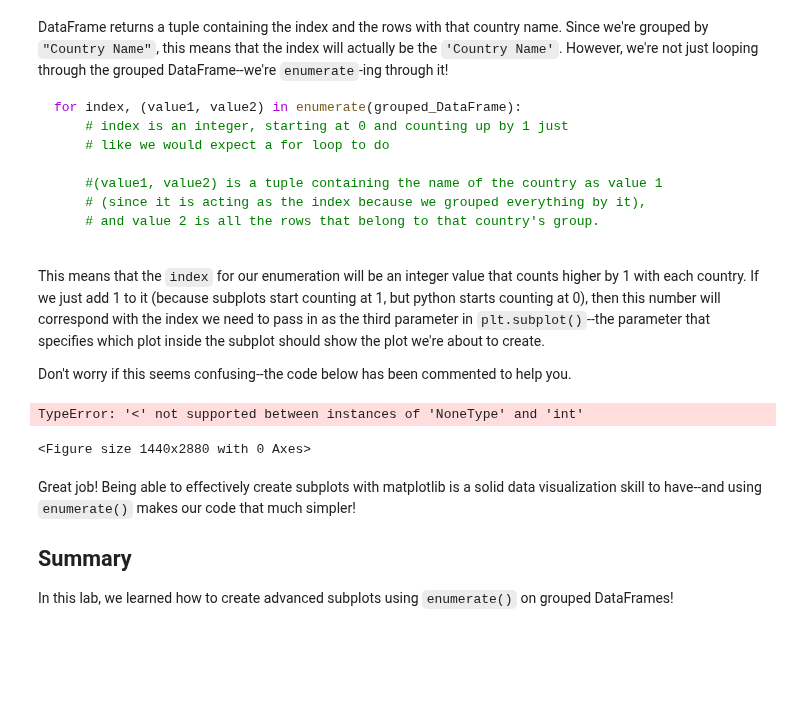
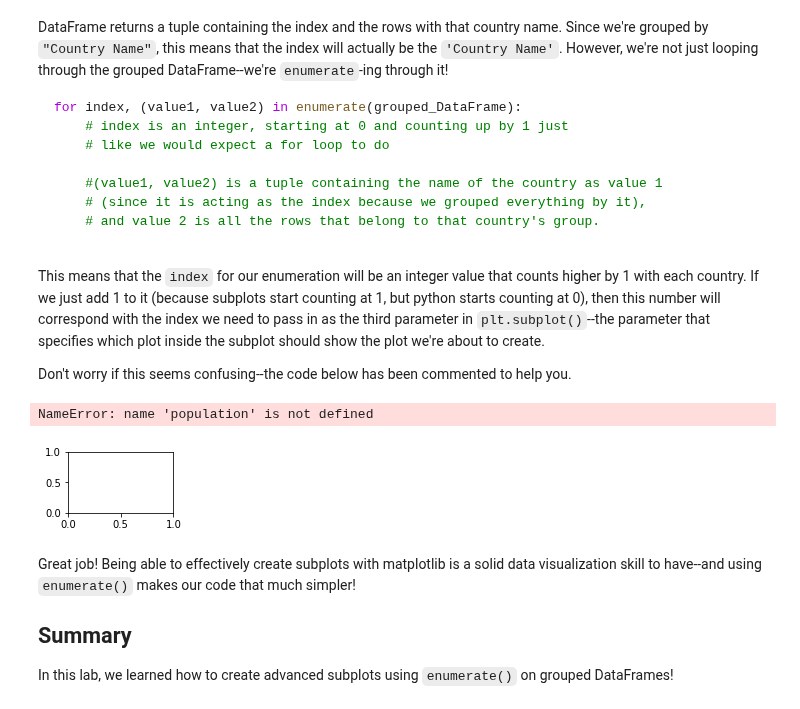
Before and after one commit to JonSolow/dsc-subplots-and-enumeration-lab-dc-ds-career-042219, a Jupyter notebook: index.ipynb, the cells around one changed output. Saved outputs shown, nothing was run; the diff lists cells and outputs as text; code cells hidden in the pictures; blank space fills up the shorter version.

```diff
--- a/index.ipynb
+++ b/index.ipynb
@@ -214,29 +214,29 @@ Don't worry if this seems confusing--the code below has been commented to help y
 # %%
 # Group the DataFrame by Country Name--this line has been provided for you
 grouped_df = df.groupby('country_name')
 
 # pass in figsize=(20,40), and also set the facecolor parameter to 'white'
 plt.figure(figsize=(20, 40), facecolor='white')
 
 # Complete the line below so that the first loop variable is the called index,
 # and the second loop variable is the tuple (countryname, population).
 for i, v in enumerate(grouped_df):
 
 
     # Get the unique subplot where the plot we're creating during this iteration
     # of the loop will live. Our subplot will be 30 rows of 9 plots each.
     # Set the third value to be index+1
     ax = plt.subplot(30, 9, i+1)
 
     # Complete the line to create the plot for this subplot.
     # Same visualizations as we created above!
     population.plot(x=v['year'], y=v['value'], ax=ax, legend=False)
 
     # Set the title of each plot, so we know which country it represents
-    ax.set_title(v[''])
+    ax.set_title(v['country'])
 # %% [output]
-TypeError: '<' not supported between instances of 'NoneType' and 'int'
+NameError: name 'population' is not defined
-<Figure size 1440x2880 with 0 Axes>
+[figure, added]
 # %% [markdown]
 Great job! Being able to effectively create subplots with matplotlib is a solid data visualization skill to have--and using `enumerate()` makes our code that much simpler!
 
```
